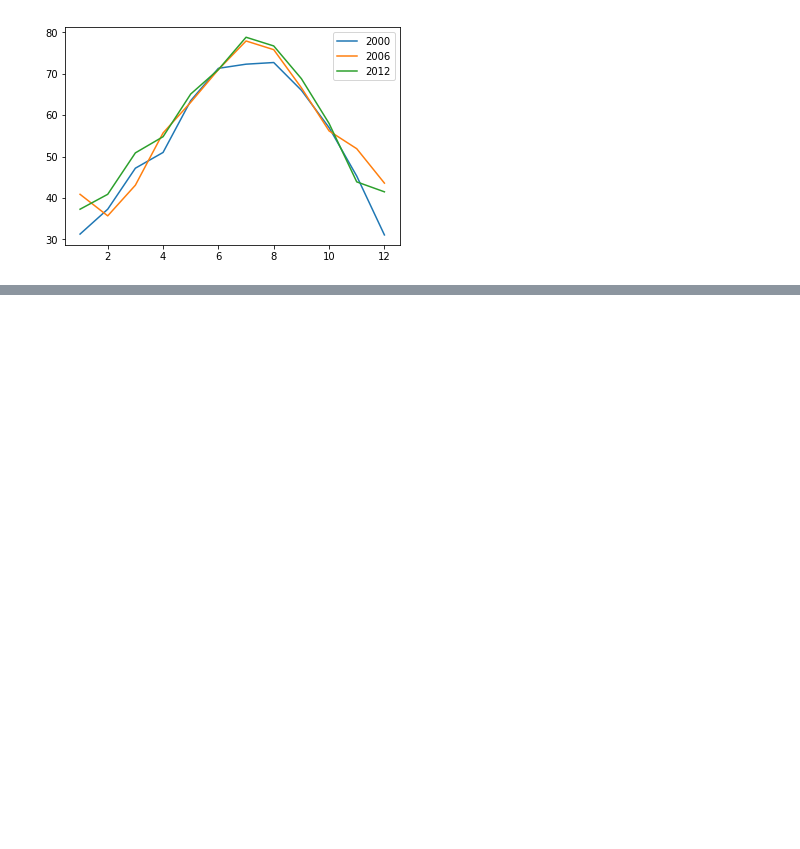
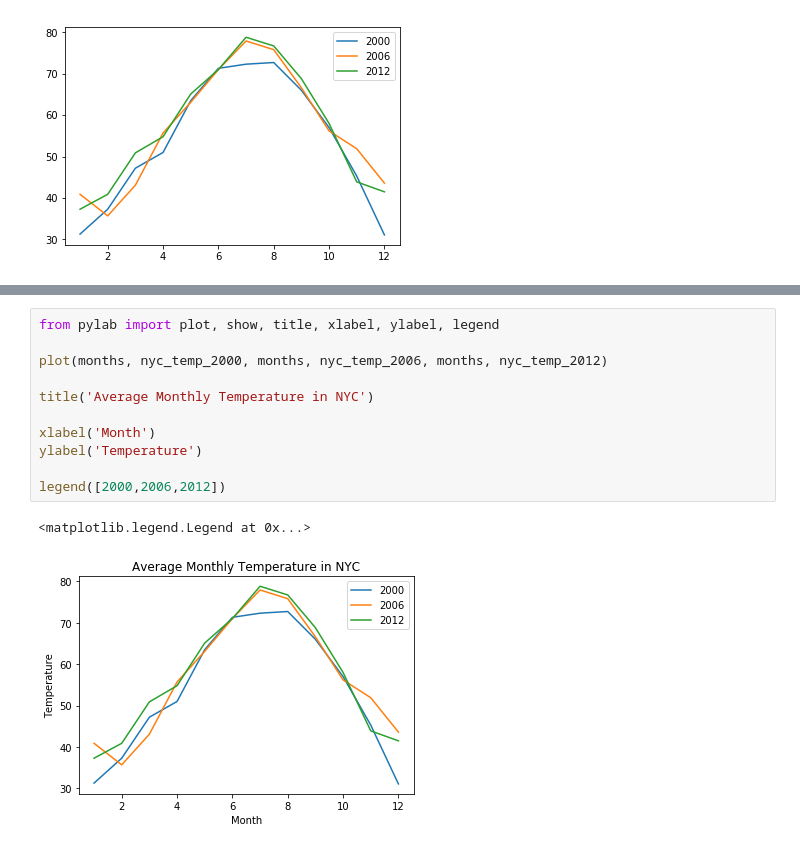
Before and after one commit to jedoyt/math-notes-using-python, a Jupyter notebook: Notebooks/ch02 - Visualizing Data with Graphs.ipynb, the cells around one changed output, grey strips where cells are left out. Cells and saved outputs as stored; diff of their text form; blank space fills up the shorter version.

```diff
--- a/Notebooks/ch02 - Visualizing Data with Graphs.ipynb
+++ b/Notebooks/ch02 - Visualizing Data with Graphs.ipynb
@@ -135,0 +143,14 @@ legend([2000,2006,2012])
+# %%
+from pylab import plot, show, title, xlabel, ylabel, legend
+
+plot(months, nyc_temp_2000, months, nyc_temp_2006, months, nyc_temp_2012)
+
+title('Average Monthly Temperature in NYC')
+
+xlabel('Month')
+ylabel('Temperature')
+
+legend([2000,2006,2012])
+# %% [output]
+<matplotlib.legend.Legend at 0x...>
+[figure, added]
```
Also changed, not shown: parts of 17 cells of this notebook, 1 other file.
